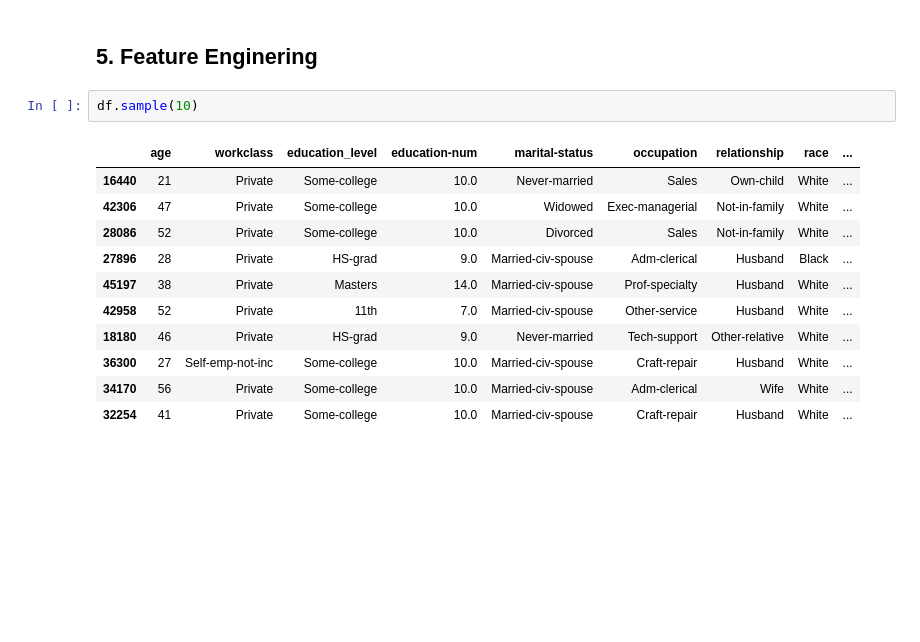
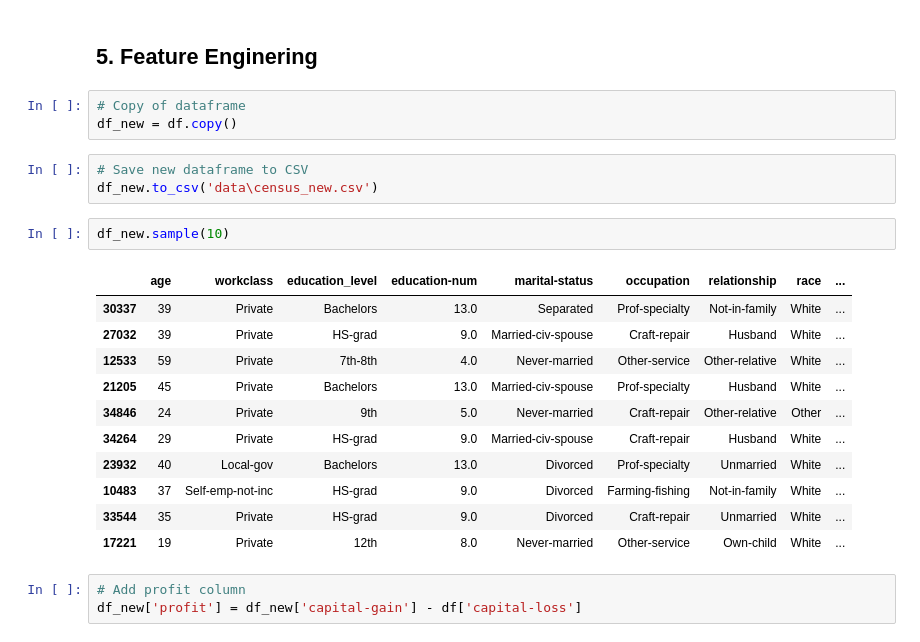
Before and after one commit to CrisMagdziak/Census-Income, a Jupyter notebook: Income.ipynb, the cells around one changed output. Saved outputs shown, nothing was run; the diff lists cells and outputs as text; blank space fills up the shorter version.

Commit message:
Copy of file

```diff
--- a/Income.ipynb
+++ b/Income.ipynb
@@ -311,17 +311,26 @@ Upper treshold 52.5
 Ilosc wartosci powyzej górnego outlinera: 4981
 # %% [markdown]
 ## 5. Feature Enginering
+# %%
+# Copy of dataframe
+df_new = df.copy()
+# %%
+# Save new dataframe to CSV
+df_new.to_csv('data\census_new.csv')
 # %%
-df.sample(10)
+df_new.sample(10)
 # %% [output]
 |  | age | workclass | education_level | education-num | marital-status | occupation | relationship | race | ... |
-| 16440 | 21 | Private | Some-college | 10.0 | Never-married | Sales | Own-child | White | ... |
-| 42306 | 47 | Private | Some-college | 10.0 | Widowed | Exec-managerial | Not-in-family | White | ... |
-| 28086 | 52 | Private | Some-college | 10.0 | Divorced | Sales | Not-in-family | White | ... |
-| 27896 | 28 | Private | HS-grad | 9.0 | Married-civ-spouse | Adm-clerical | Husband | Black | ... |
-| 45197 | 38 | Private | Masters | 14.0 | Married-civ-spouse | Prof-specialty | Husband | White | ... |
-| 42958 | 52 | Private | 11th | 7.0 | Married-civ-spouse | Other-service | Husband | White | ... |
-| 18180 | 46 | Private | HS-grad | 9.0 | Never-married | Tech-support | Other-relative | White | ... |
-| 36300 | 27 | Self-emp-not-inc | Some-college | 10.0 | Married-civ-spouse | Craft-repair | Husband | White | ... |
-| 34170 | 56 | Private | Some-college | 10.0 | Married-civ-spouse | Adm-clerical | Wife | White | ... |
-| 32254 | 41 | Private | Some-college | 10.0 | Married-civ-spouse | Craft-repair | Husband | White | ... |
+| 30337 | 39 | Private | Bachelors | 13.0 | Separated | Prof-specialty | Not-in-family | White | ... |
+| 27032 | 39 | Private | HS-grad | 9.0 | Married-civ-spouse | Craft-repair | Husband | White | ... |
+| 12533 | 59 | Private | 7th-8th | 4.0 | Never-married | Other-service | Other-relative | White | ... |
+| 21205 | 45 | Private | Bachelors | 13.0 | Married-civ-spouse | Prof-specialty | Husband | White | ... |
+| 34846 | 24 | Private | 9th | 5.0 | Never-married | Craft-repair | Other-relative | Other | ... |
+| 34264 | 29 | Private | HS-grad | 9.0 | Married-civ-spouse | Craft-repair | Husband | White | ... |
+| 23932 | 40 | Local-gov | Bachelors | 13.0 | Divorced | Prof-specialty | Unmarried | White | ... |
+| 10483 | 37 | Self-emp-not-inc | HS-grad | 9.0 | Divorced | Farming-fishing | Not-in-family | White | ... |
+| 33544 | 35 | Private | HS-grad | 9.0 | Divorced | Craft-repair | Unmarried | White | ... |
+| 17221 | 19 | Private | 12th | 8.0 | Never-married | Other-service | Own-child | White | ... |
+# %%
+# Add profit column
+df_new['profit'] = df_new['capital-gain'] - df['capital-loss']
```
Also changed, not shown: parts of 1 cell of this notebook, 1 other file.
